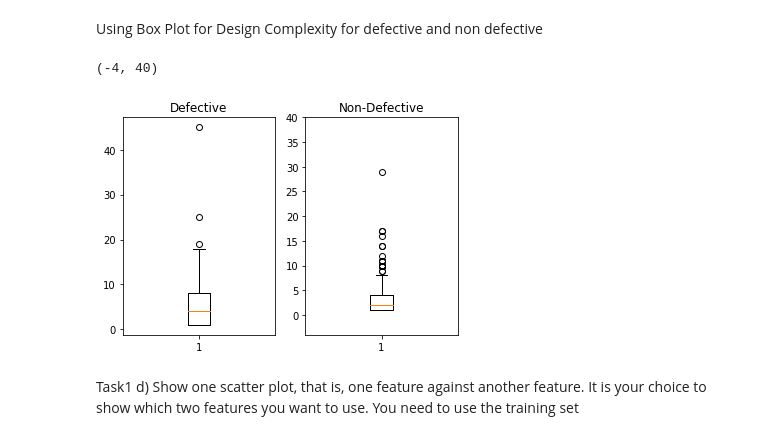
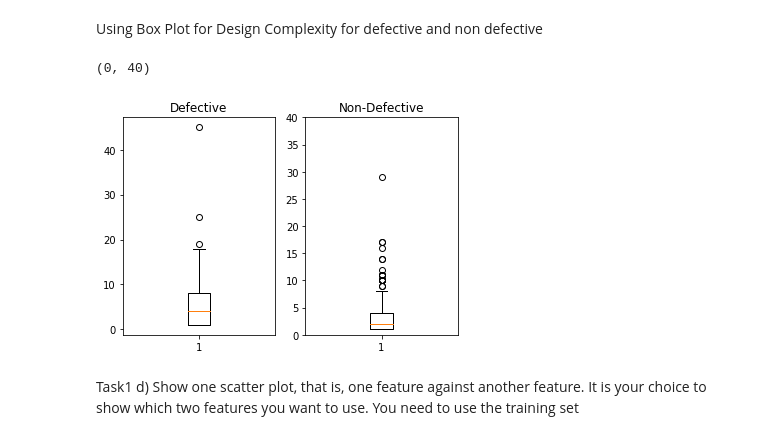
Before and after one commit to ethender/MastersProject, a Jupyter notebook: 19024775.ipynb, the cells around one changed output. Saved outputs shown, nothing was run; the diff lists cells and outputs as text; code cells hidden in the pictures.

```diff
--- a/19024775.ipynb
+++ b/19024775.ipynb
@@ -83,16 +83,16 @@ Using Box Plot for Design Complexity for defective and non defective
 # %%
 defectTrain = trainX.iloc[np.where(trainY == 1)]
 ndefectTrain = trainX.iloc[np.where(trainY == -1)]
 plt.subplot(1,2,1)
-plt.boxplot(defectTrain.loc[:,'DESIGN_COMPLEXITY'])
+plt.boxplot(defectTrain.loc[defectTrain.index,'DESIGN_COMPLEXITY'])
 plt.title('Defective')
 plt.subplot(1,2,2)
-plt.boxplot(ndefectTrain.loc[:,'DESIGN_COMPLEXITY'])
+plt.boxplot(ndefectTrain.loc[ndefectTrain.index,'DESIGN_COMPLEXITY'])
 plt.title('Non-Defective')
-plt.ylim(-4,40)
+plt.ylim(0,40)
 # %% [output]
-(-4, 40)
+(0, 40)
-[figure, old version]
+[figure, new version]
 # %% [markdown]
 Task1
 d) Show one scatter plot, that is, one feature against another feature. It is your choice to show which
```
Also changed, not shown: parts of 6 cells of this notebook.
